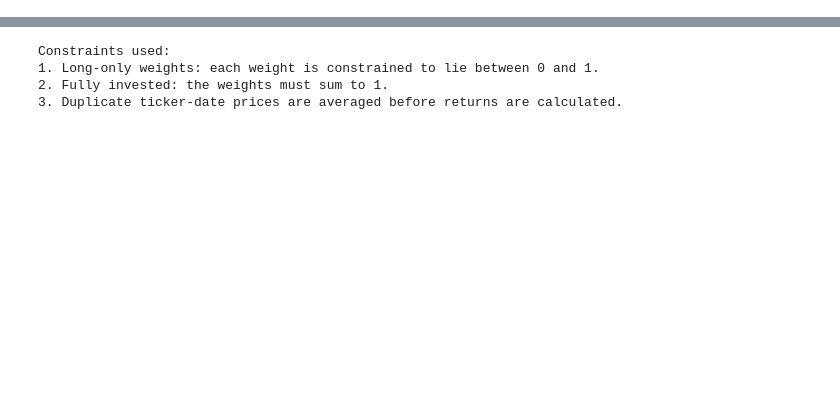
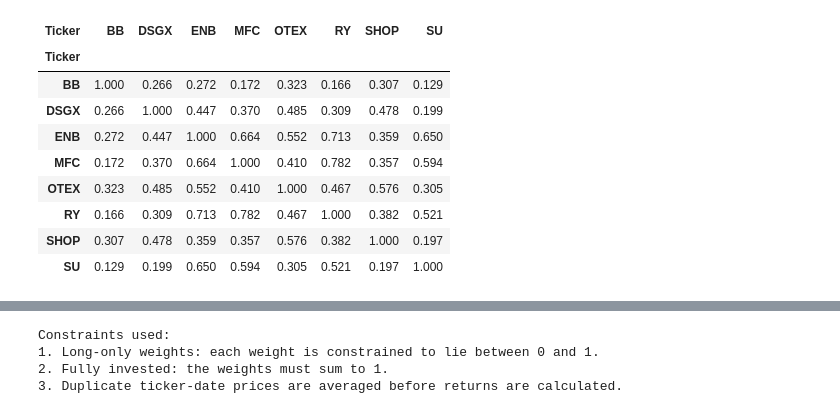
Before and after one commit to Chara1236/CFM301, a Jupyter notebook: PROJ1-CFM301.ipynb, the cells around one changed output, grey strips where cells are left out. Saved outputs shown, nothing was run; the diff lists cells and outputs as text; code cells hidden in the pictures; blank space fills up the shorter version.

```diff
--- a/PROJ1-CFM301.ipynb
+++ b/PROJ1-CFM301.ipynb
@@ -43,13 +61,17 @@ MthCalDt
 # %%
-# Build a CAD Tech portfolio, and US Tech portfolio, and compute the efficient frontier.
-portfolio_a = ["AMZN", "ENB", "MFC", "MSFT", "RY", "SU"]
-portfolio_b = ["CLS", "ENB", "MFC", "RY", "SHOP", "SU"]
+# Build Portfolio A and Portfolio B from the three loaded CSV sources.
 risk_aversion = 3
 
+portfolio_a = combine_returns(stocks[:2])
+portfolio_b = combine_returns([stocks[0], stocks[2]])
 
-def efficient_frontier(portfolio_tickers, n_points=80):
-    frame = returns[portfolio_tickers].dropna(how="any").copy()
+
+def efficient_frontier(portfolio_returns, n_points=80):
+    portfolio_tickers = portfolio_returns.columns.tolist()
+    frame = portfolio_returns[portfolio_tickers].dropna(how="any").copy()
     mean_returns = frame.mean()
+    standard_deviations = frame.std()
+    correlation_matrix = frame.corr()
     cov_matrix = frame.cov()
     n_assets = len(portfolio_tickers)
     bounds = [(0, 1)] * n_assets
@@ -96,6 +118,8 @@ def efficient_frontier(portfolio_tickers, n_points=80):
     return {
         "frame": frame,
         "mean_returns": mean_returns,
+        "standard_deviations": standard_deviations,
+        "correlation_matrix": correlation_matrix,
         "cov_matrix": cov_matrix,
         "frontier_returns": frontier_returns,
         "frontier_variances": frontier_variances,
@@ -110,21 +134,53 @@ def efficient_frontier(portfolio_tickers, n_points=80):
     }
 
 
-analysis_a = efficient_frontier(portfolio_a)
-analysis_b = efficient_frontier(portfolio_b)
+portfolios = {
+    "Portfolio A Canadian Base + Canadian Tech": portfolio_a,
+    "Portfolio B Canadian Base + American Tech": portfolio_b,
+}
 
 analysis = {
-    "AMZN / ENB / MFC / MSFT / RY / SU": analysis_a,
-    "CLS / ENB / MFC / RY / SHOP / SU": analysis_b,
+    name: efficient_frontier(portfolio_returns)
+    for name, portfolio_returns in portfolios.items()
 }
 
+from IPython.display import display
+
 for name, result in analysis.items():
-    print(name)
-    print("Mean returns:")
-    print(result["mean_returns"].round(6))
-    print("Covariance matrix:")
-    print(result["cov_matrix"].round(6))
-    print("Variance:")
-    print(pd.Series(np.diag(result["cov_matrix"]), index=result["cov_matrix"].index).round(6))
-    print()
+    variance = pd.Series(
+        np.diag(result["cov_matrix"]),
+        index=result["cov_matrix"].index,
+        name="Variance",
+    )
+    stock_statistics = pd.DataFrame(
+        {
+            "Mean Return": result["mean_returns"],
+            "Standard Deviation": result["standard_deviations"],
+            "Variance": variance,
+        }
+    )
+    stock_statistics.index.name = "Ticker"
+
+    print(f"{name} | {len(stock_statistics)} stocks")
+    display(
+        stock_statistics.style
+        .format(
+            {
+                "Mean Return": "{:.2%}",
+                "Standard Deviation": "{:.2%}",
+                "Variance": "{:.6f}",
+            }
+        )
+        .set_caption("Stock statistics")
+    )
+    display(
+        result["correlation_matrix"].style
+        .format("{:.3f}")
+        .set_caption("Correlation matrix")
+    )
+    display(
+        result["cov_matrix"].style
+        .format("{:.6f}")
+        .set_caption("Covariance matrix")
+    )
 # %% [output]
@@ -147,0 +200,10 @@ dtype: float64
+| Ticker | BB | DSGX | ENB | MFC | OTEX | RY | SHOP | SU |
+| Ticker |  |  |  |  |  |  |  |  |
+| BB | 1.000 | 0.266 | 0.272 | 0.172 | 0.323 | 0.166 | 0.307 | 0.129 |
+| DSGX | 0.266 | 1.000 | 0.447 | 0.370 | 0.485 | 0.309 | 0.478 | 0.199 |
+| ENB | 0.272 | 0.447 | 1.000 | 0.664 | 0.552 | 0.713 | 0.359 | 0.650 |
+| MFC | 0.172 | 0.370 | 0.664 | 1.000 | 0.410 | 0.782 | 0.357 | 0.594 |
+| OTEX | 0.323 | 0.485 | 0.552 | 0.410 | 1.000 | 0.467 | 0.576 | 0.305 |
+| RY | 0.166 | 0.309 | 0.713 | 0.782 | 0.467 | 1.000 | 0.382 | 0.521 |
+| SHOP | 0.307 | 0.478 | 0.359 | 0.357 | 0.576 | 0.382 | 1.000 | 0.197 |
+| SU | 0.129 | 0.199 | 0.650 | 0.594 | 0.305 | 0.521 | 0.197 | 1.000 |
```
Also changed, not shown: parts of 4 cells of this notebook, 1 other file.
